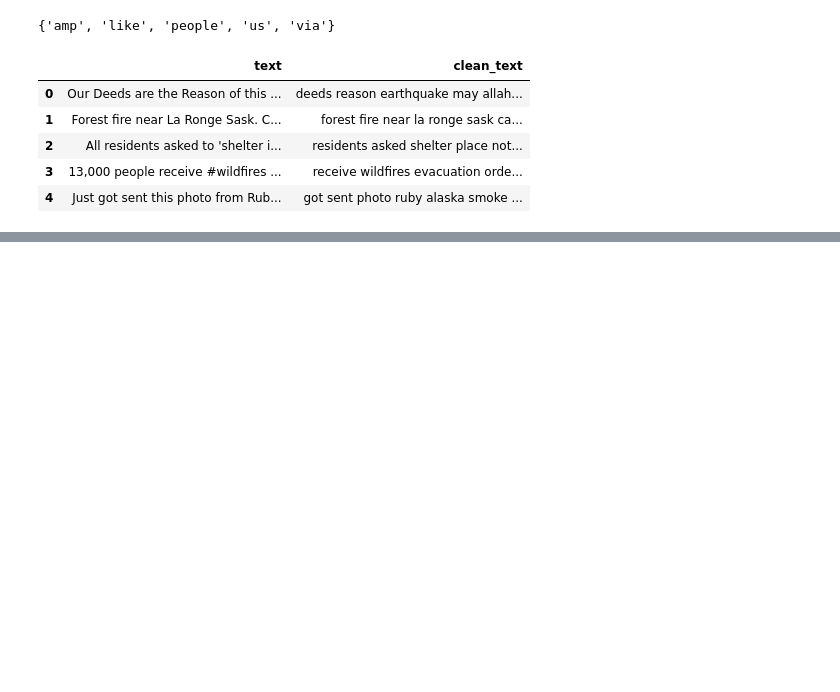
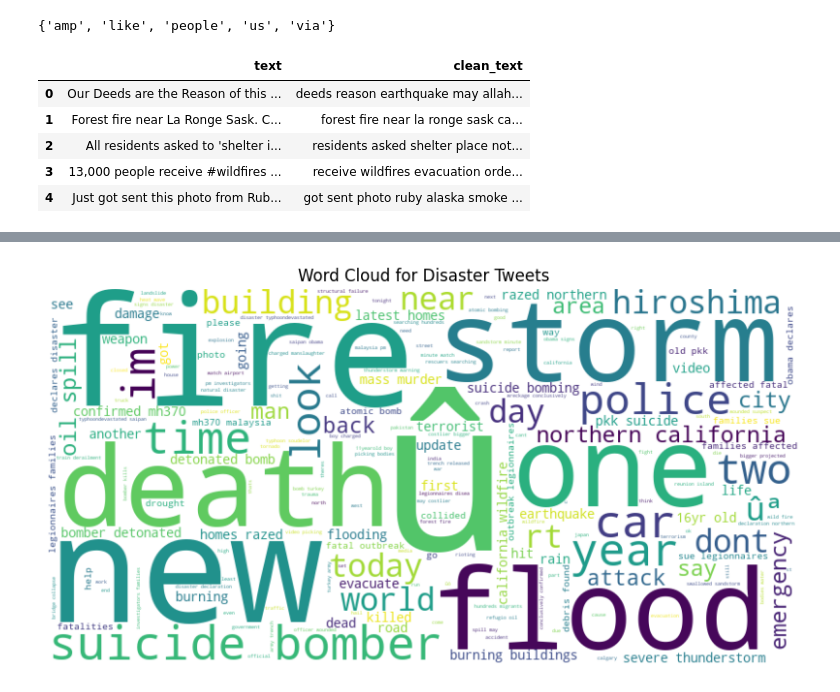
Before and after one commit to Montoya086/Natural-Lang-Process, a Jupyter notebook: tweet-analizer.ipynb, the cells around one changed output, grey strips where cells are left out. Drawn from its saved outputs; the diff is of its cells as text; code cells hidden in the pictures; blank space fills up the shorter version.

```diff
--- a/tweet-analizer.ipynb
+++ b/tweet-analizer.ipynb
@@ -119,0 +146,18 @@ df[['text', 'clean_text']].head()
+# %%
+#Word cloud for disaster tweets
+disaster_tweets = df[df['target'] == 1]['clean_text']
+disaster_tweets = ' '.join(disaster_tweets)
+
+""" words = disaster_tweets.split(" ")
+most_common_words = Counter(words).most_common(10000)
+print(most_common_words) """
+
+wordcloud = WordCloud(width=800, height=400, background_color='white').generate(disaster_tweets)
+
+plt.figure(figsize=(10, 6))
+plt.imshow(wordcloud, interpolation='bilinear')
+plt.axis('off')
+plt.title('Word Cloud for Disaster Tweets')
+plt.show()
+# %% [output]
+[figure, added]
```
Also changed, not shown: parts of 4 cells of this notebook, 1 other file.
